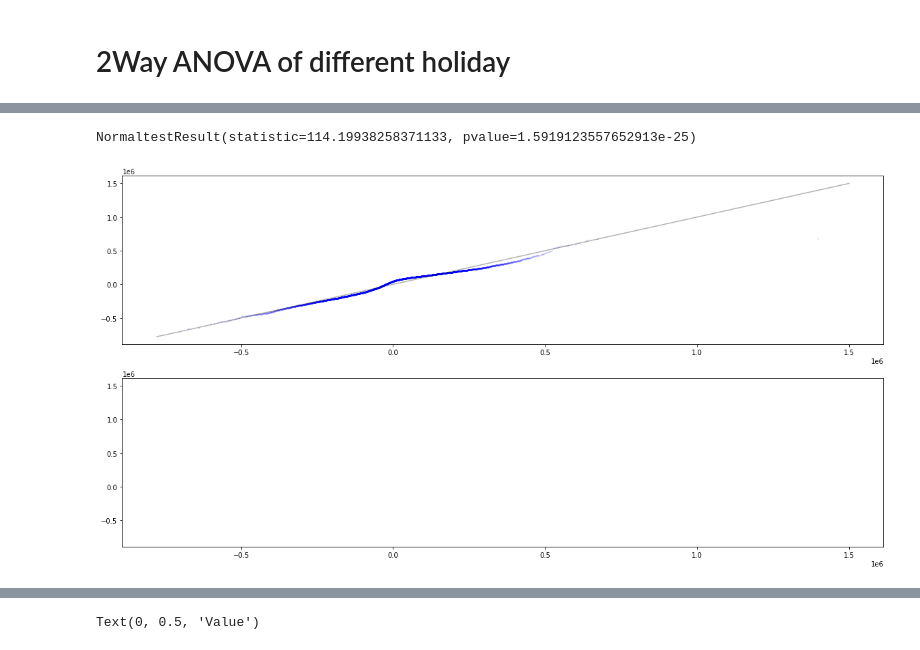
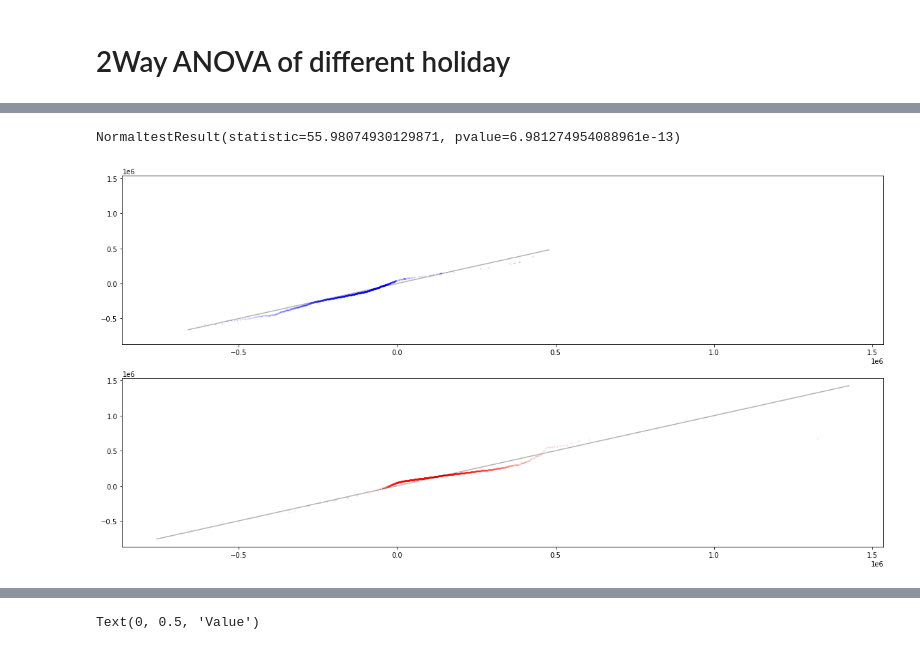
Before and after one commit to sam901122/Statistics_FinalProject, a Jupyter notebook: project_TRA/TRA_main.ipynb, the cells around one changed output, grey strips where cells are left out. Drawn from its saved outputs; the diff is of its cells as text; code cells hidden in the pictures.

Commit message:
New ANOVA table for TRA

```diff
--- a/project_TRA/TRA_main.ipynb
+++ b/project_TRA/TRA_main.ipynb
@@ -84,5 +92,8 @@ KeyError: datetime.datetime(2022, 5, 2, 0, 0)
+# %%
+ANOVA_df.drop(ANOVA_df[(ANOVA_df['weekday'] >= 4)].index, inplace=True)
 # %%
-ANOVA_df_before2020 = ANOVA_df[ANOVA_df['year'] < 2020 ]
+ANOVA_df_before2020 = ANOVA_df[np.array( ANOVA_df['year'] < 2020 )]
+ANOVA_df_2005_2010 = ANOVA_df[np.array( ANOVA_df['year'] < 2011 )]
 ANOVA_df_before2020_noTy = ANOVA_df_before2020[ANOVA_df_before2020['is_typhoon'] == False]
 ANOVA_df_before2020_noTy_noNYE = ANOVA_df_before2020_noTy[ANOVA_df_before2020_noTy['is_CNYE'] == False]
 ANOVA_df_before2020_noTy_noNYE = ANOVA_df_before2020_noTy_noNYE[ANOVA_df_before2020_noTy_noNYE['is_NYE'] == False]
@@ -105,5 +116,5 @@ ANOVA_df_before2020_noTy
 # %%
-results1 = smf.ols('trans_cnt ~ C(day_type) + C(weekday) + C(day_type):C(weekday)', data=ANOVA_df_before2020_noTy_noNYE).fit()
+results1 = smf.ols('trans_cnt ~ C(day_type)', data=ANOVA_df_before2020_noTy_noNYE).fit()
 aov_14106_two = sms.anova_lm( results1, typ=2 )
 
 aov_14106_two
@@ -144,11 +147,11 @@ fig = sm.qqplot( results1.resid, stats.norm, fit=True, line = '45' )
 # %%
 stats.normaltest(results1.resid)
 # %% [output]
-NormaltestResult(statistic=114.19938258371133, pvalue=1.5919123557652913e-25)
+NormaltestResult(statistic=55.98074930129871, pvalue=6.981274954088961e-13)
 # %%
-dif, dates, cnts, theos = ft.self_qqplot( resid_dict1, 2020 )
+dif, dates, cnts, theos = ft.self_qqplot( resid_dict1, 2012 )
 # %% [output]
-[figure, old version]
+[figure, new version]
 # %%
 sorted( dates[:50] )
 # %% [output]
```
Also changed, not shown: parts of 16 cells of this notebook, 2 other files.
